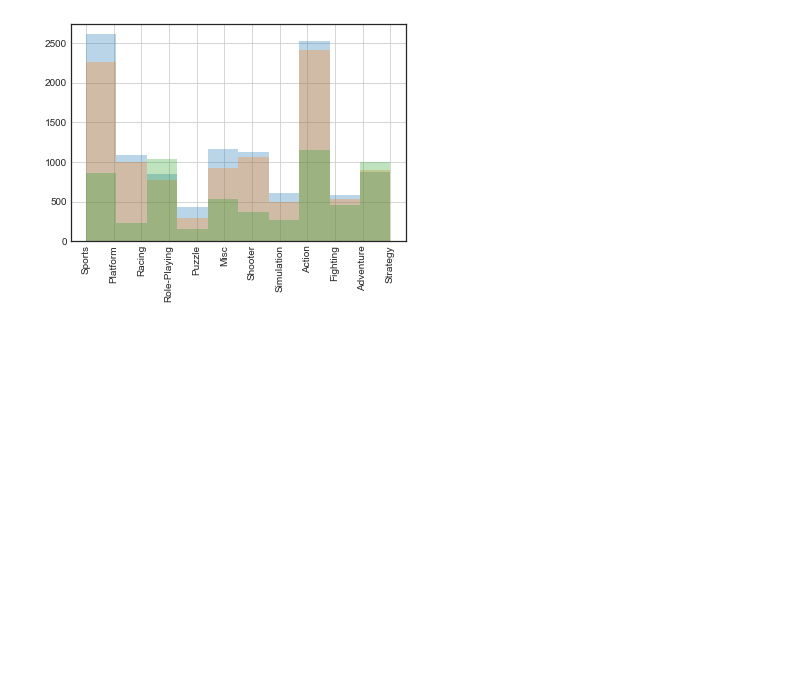
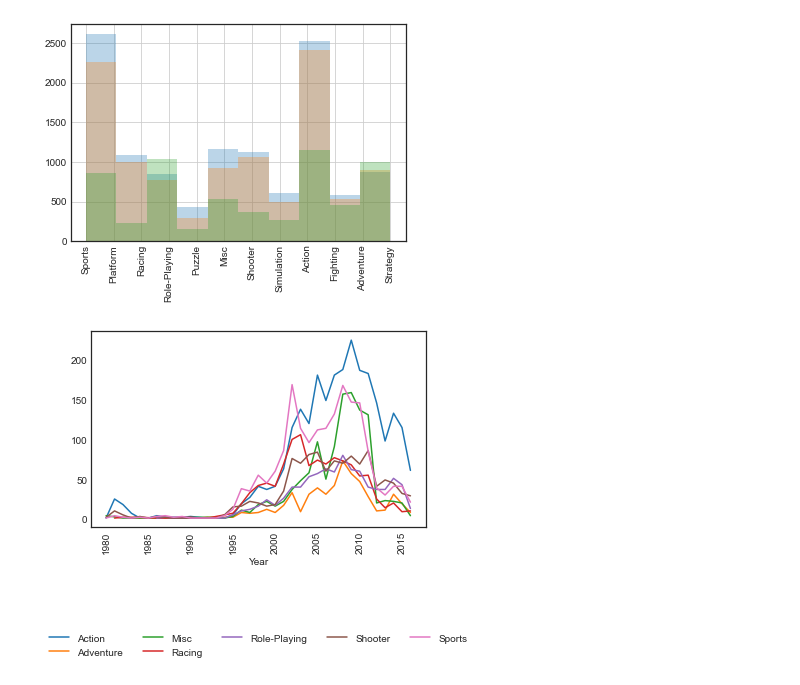
Before and after one commit to chiaracapuano/vgsales, a Jupyter notebook: Capuano_Chiara_vgsales.ipynb, the cells around one changed output. Cells and saved outputs as stored; diff of their text form; code cells hidden in the pictures; blank space fills up the shorter version.

```diff
--- a/Capuano_Chiara_vgsales.ipynb
+++ b/Capuano_Chiara_vgsales.ipynb
@@ -160,5 +149,15 @@ lst_platforms = ['DS',
+# %%
+lst_genre = ['Action',
+'Sports',
+'Misc',
+'Role-Playing',
+'Shooter',
+'Adventure',
+'Racing']
 # %%
 NA = df_transform(vgsales_NA, 'Genre', 'Year')
-plot_trends(NA, 'Genre', 'Year')
+plot_trends(NA, 'Genre', 'Year', lst = lst_genre)
+# %% [output]
+[figure, added]
 # %%
 EU = df_transform(vgsales_EU, 'Genre', 'Year')
```
Also changed, not shown: parts of 3 cells of this notebook.
